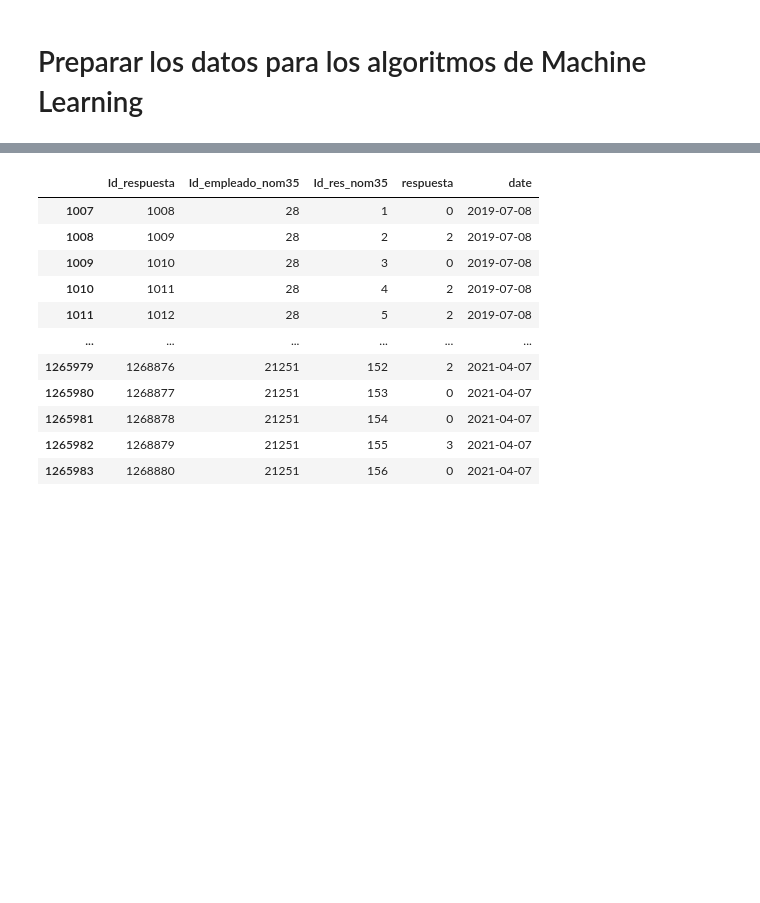
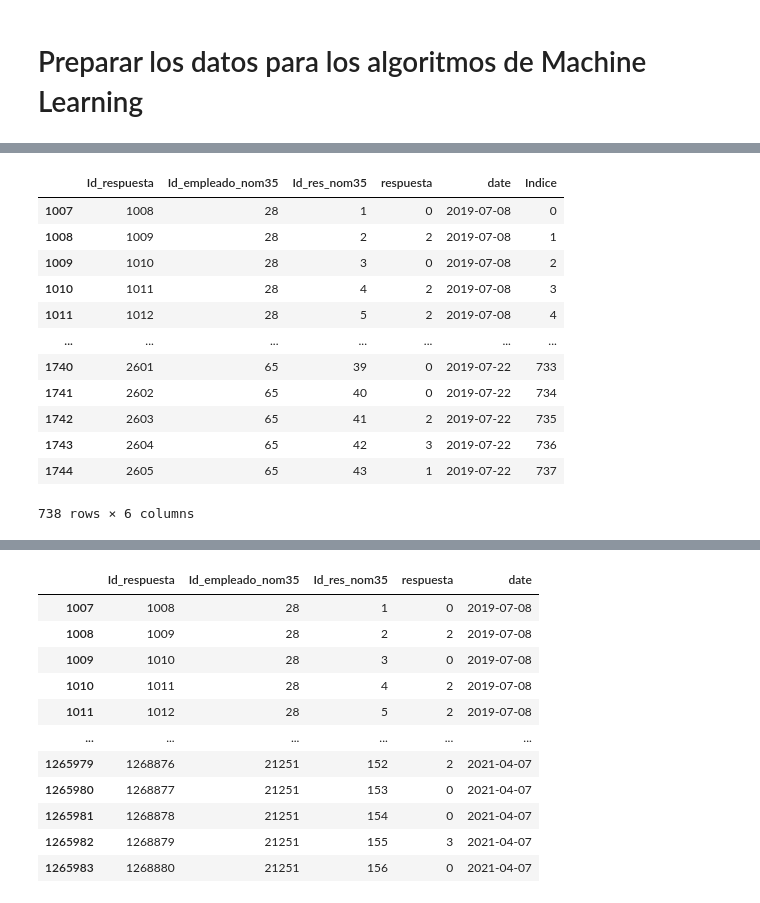
Before and after one commit to HeribertoVR/Proyecto---Tesis, a Jupyter notebook: Tesis.ipynb, the cells around one changed output, grey strips where cells are left out. Saved outputs shown, nothing was run; the diff lists cells and outputs as text; code cells hidden in the pictures; blank space fills up the shorter version.

```diff
--- a/Tesis.ipynb
+++ b/Tesis.ipynb
@@ -129,0 +159,16 @@ df_r2=df_r.loc[:, :]
+# %%
+df_r_prueba
+# %% [output]
+|  | Id_respuesta | Id_empleado_nom35 | Id_res_nom35 | respuesta | date | Indice |
+| 1007 | 1008 | 28 | 1 | 0 | 2019-07-08 | 0 |
+| 1008 | 1009 | 28 | 2 | 2 | 2019-07-08 | 1 |
+| 1009 | 1010 | 28 | 3 | 0 | 2019-07-08 | 2 |
+| 1010 | 1011 | 28 | 4 | 2 | 2019-07-08 | 3 |
+| 1011 | 1012 | 28 | 5 | 2 | 2019-07-08 | 4 |
+| ... | ... | ... | ... | ... | ... | ... |
+| 1740 | 2601 | 65 | 39 | 0 | 2019-07-22 | 733 |
+| 1741 | 2602 | 65 | 40 | 0 | 2019-07-22 | 734 |
+| 1742 | 2603 | 65 | 41 | 2 | 2019-07-22 | 735 |
+| 1743 | 2604 | 65 | 42 | 3 | 2019-07-22 | 736 |
+| 1744 | 2605 | 65 | 43 | 1 | 2019-07-22 | 737 |
+738 rows × 6 columns
```
Also changed, not shown: parts of 30 cells of this notebook, 5 other files.
